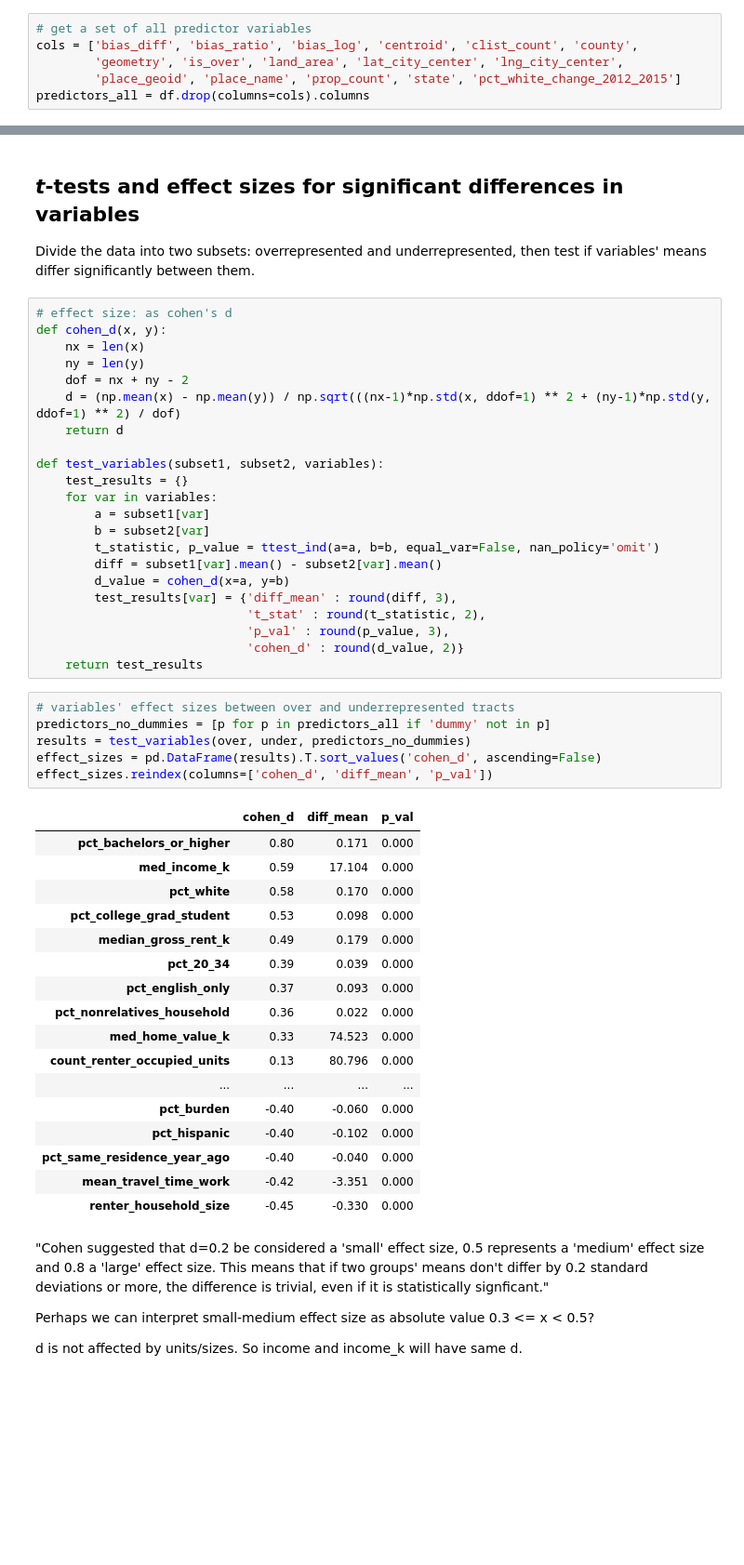
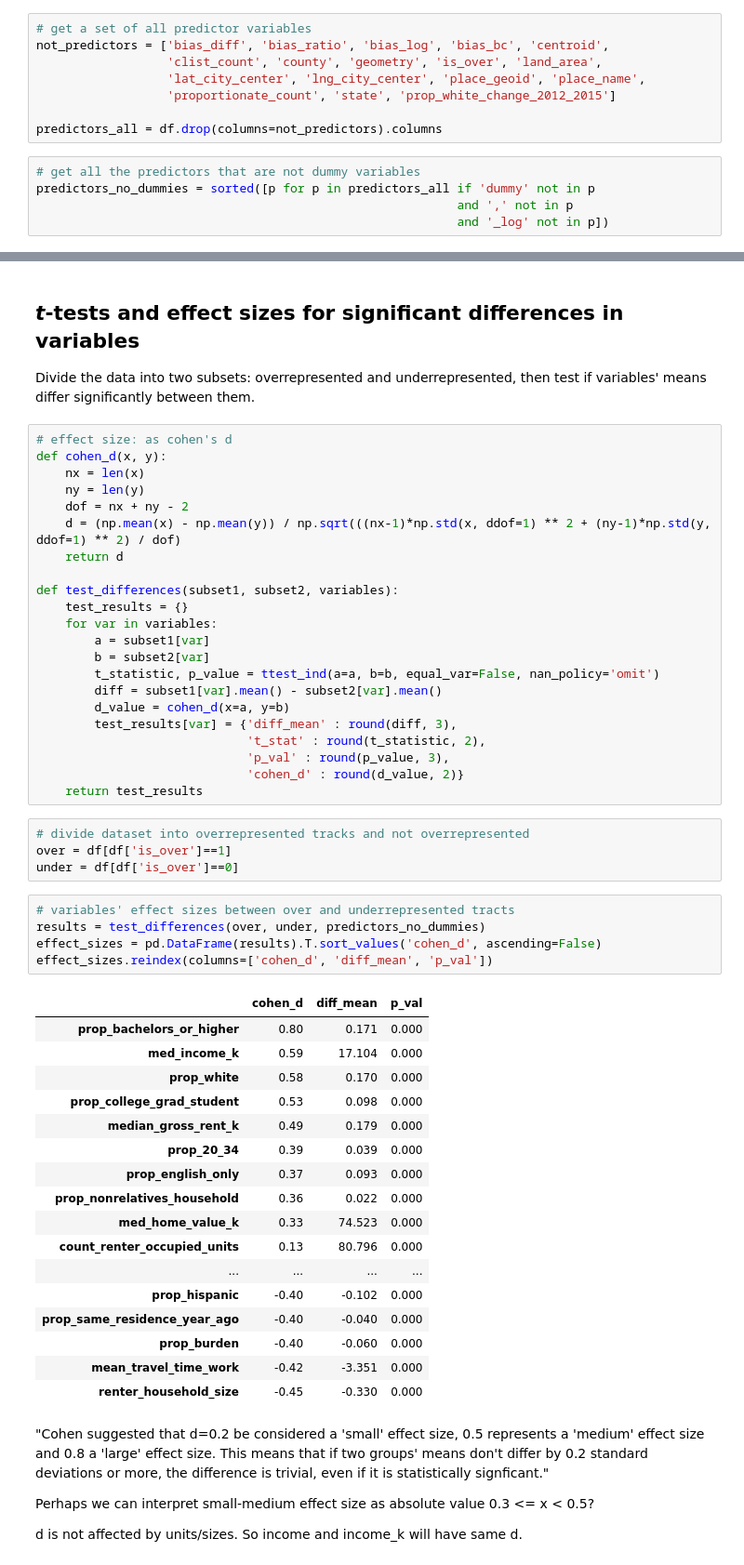
Before and after one commit to gboeing/representation-listings, a Jupyter notebook: 07-analysis.ipynb, the cells around one changed output, grey strips where cells are left out. Shown at 93% size. Saved outputs shown, nothing was run; the diff lists cells and outputs as text; blank space fills up the shorter version.

```diff
--- a/07-analysis.ipynb
+++ b/07-analysis.ipynb
@@ -103,6 +39,13 @@ Name: is_over, dtype: int64
 # %%
 # get a set of all predictor variables
-cols = ['bias_diff', 'bias_ratio', 'bias_log', 'centroid', 'clist_count', 'county',
-        'geometry', 'is_over', 'land_area', 'lat_city_center', 'lng_city_center',
-        'place_geoid', 'place_name', 'prop_count', 'state', 'pct_white_change_2012_2015']
-predictors_all = df.drop(columns=cols).columns
+not_predictors = ['bias_diff', 'bias_ratio', 'bias_log', 'bias_bc', 'centroid',
+                  'clist_count', 'county', 'geometry', 'is_over', 'land_area',
+                  'lat_city_center', 'lng_city_center', 'place_geoid', 'place_name',
+                  'proportionate_count', 'state', 'prop_white_change_2012_2015']
+
+predictors_all = df.drop(columns=not_predictors).columns
+# %%
+# get all the predictors that are not dummy variables
+predictors_no_dummies = sorted([p for p in predictors_all if 'dummy' not in p
+                                                          and ',' not in p
+                                                          and '_log' not in p])
@@ -201,7 +180,7 @@ def cohen_d(x, y):
     d = (np.mean(x) - np.mean(y)) / np.sqrt(((nx-1)*np.std(x, ddof=1) ** 2 + (ny-1)*np.std(y, ddof=1) ** 2) / dof)
     return d
 
-def test_variables(subset1, subset2, variables):
+def test_differences(subset1, subset2, variables):
     test_results = {}
     for var in variables:
         a = subset1[var]
@@ -214,28 +193,31 @@ def test_variables(subset1, subset2, variables):
                              'p_val' : round(p_value, 3),
                              'cohen_d' : round(d_value, 2)}
     return test_results
+# %%
+# divide dataset into overrepresented tracks and not overrepresented
+over = df[df['is_over']==1]
+under = df[df['is_over']==0]
 # %%
 # variables' effect sizes between over and underrepresented tracts
-predictors_no_dummies = [p for p in predictors_all if 'dummy' not in p]
-results = test_variables(over, under, predictors_no_dummies)
+results = test_differences(over, under, predictors_no_dummies)
 effect_sizes = pd.DataFrame(results).T.sort_values('cohen_d', ascending=False)
 effect_sizes.reindex(columns=['cohen_d', 'diff_mean', 'p_val'])
 # %% [output]
 |  | cohen_d | diff_mean | p_val |
-| pct_bachelors_or_higher | 0.80 | 0.171 | 0.000 |
+| prop_bachelors_or_higher | 0.80 | 0.171 | 0.000 |
 | med_income_k | 0.59 | 17.104 | 0.000 |
-| pct_white | 0.58 | 0.170 | 0.000 |
-| pct_college_grad_student | 0.53 | 0.098 | 0.000 |
+| prop_white | 0.58 | 0.170 | 0.000 |
+| prop_college_grad_student | 0.53 | 0.098 | 0.000 |
 | median_gross_rent_k | 0.49 | 0.179 | 0.000 |
-| pct_20_34 | 0.39 | 0.039 | 0.000 |
-| pct_english_only | 0.37 | 0.093 | 0.000 |
-| pct_nonrelatives_household | 0.36 | 0.022 | 0.000 |
+| prop_20_34 | 0.39 | 0.039 | 0.000 |
+| prop_english_only | 0.37 | 0.093 | 0.000 |
+| prop_nonrelatives_household | 0.36 | 0.022 | 0.000 |
 | med_home_value_k | 0.33 | 74.523 | 0.000 |
 | count_renter_occupied_units | 0.13 | 80.796 | 0.000 |
 | ... | ... | ... | ... |
-| pct_burden | -0.40 | -0.060 | 0.000 |
-| pct_hispanic | -0.40 | -0.102 | 0.000 |
-| pct_same_residence_year_ago | -0.40 | -0.040 | 0.000 |
+| prop_hispanic | -0.40 | -0.102 | 0.000 |
+| prop_same_residence_year_ago | -0.40 | -0.040 | 0.000 |
+| prop_burden | -0.40 | -0.060 | 0.000 |
 | mean_travel_time_work | -0.42 | -3.351 | 0.000 |
 | renter_household_size | -0.45 | -0.330 | 0.000 |
 # %% [markdown]
```
Also changed, not shown: parts of 59 cells of this notebook, 1 other file.
